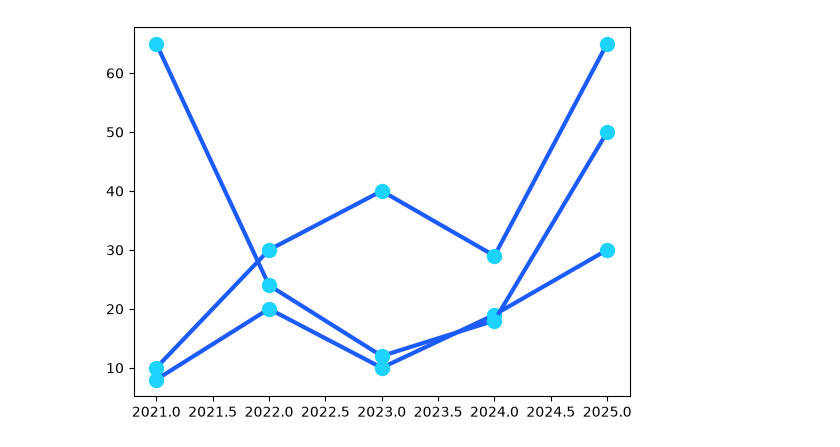
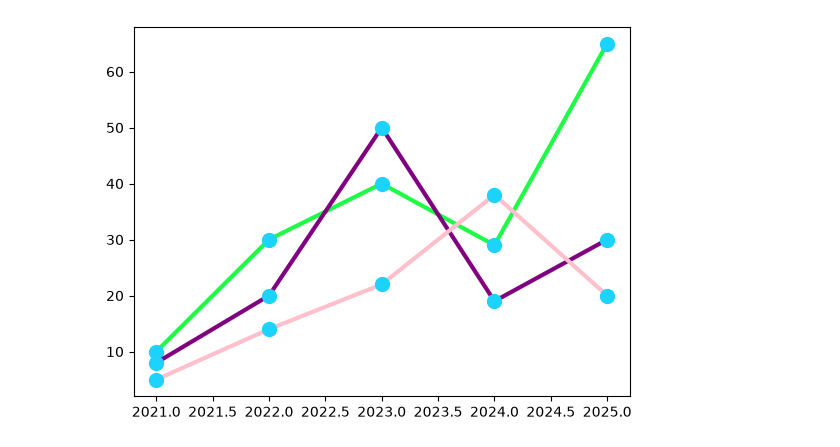
Before and after one commit to areeba-cyber/NumPy, a Jupyter notebook: Matplotlib/main1.ipynb, the cells around one changed output. Saved outputs shown, nothing was run; the diff lists cells and outputs as text; code cells hidden in the pictures.

Commit message:
plot customization

```diff
--- a/Matplotlib/main1.ipynb
+++ b/Matplotlib/main1.ipynb
@@ -4,19 +4,18 @@ import numpy as np
 # %%
 # Basic
 x = np.array([2021, 2022, 2023, 2024, 2025])
 y1 = np.array([10, 30, 40, 29, 65])
-y2 = np.array([8, 20, 10, 19, 30])
-y3 = np.array([65, 24, 12, 18, 50])
+y2 = np.array([8, 20, 50, 19, 30])
+y3 = np.array([5, 14, 22, 38, 20])
 line_style = dict(marker = ".",
                   markersize = 20,
                   markerfacecolor= "#1cd3fd",
                   markeredgecolor = "#1cd3fd",
                   linestyle = "solid",
-                  linewidth = 3,
-                  color = "#1c5bfc")
-plt.plot(x, y1, **line_style)
-plt.plot(x, y2, **line_style)
-plt.plot(x, y3, **line_style)
+                  linewidth = 3)
+plt.plot(x, y1, color = "#1cfc45", **line_style)
+plt.plot(x, y2, color = "purple", **line_style)
+plt.plot(x, y3, color = "pink", **line_style)
 plt.show()
 # %% [output]
-[figure, old version]
+[figure, new version]
```
